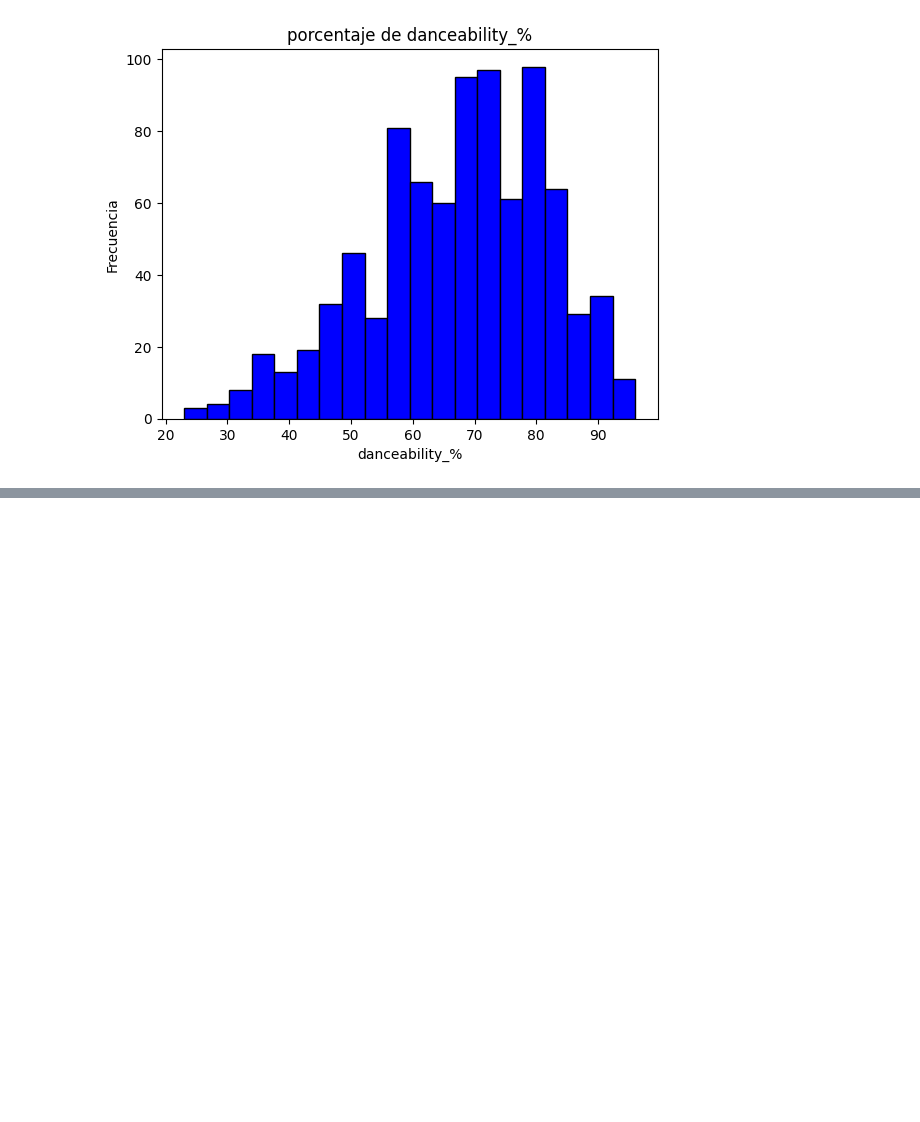
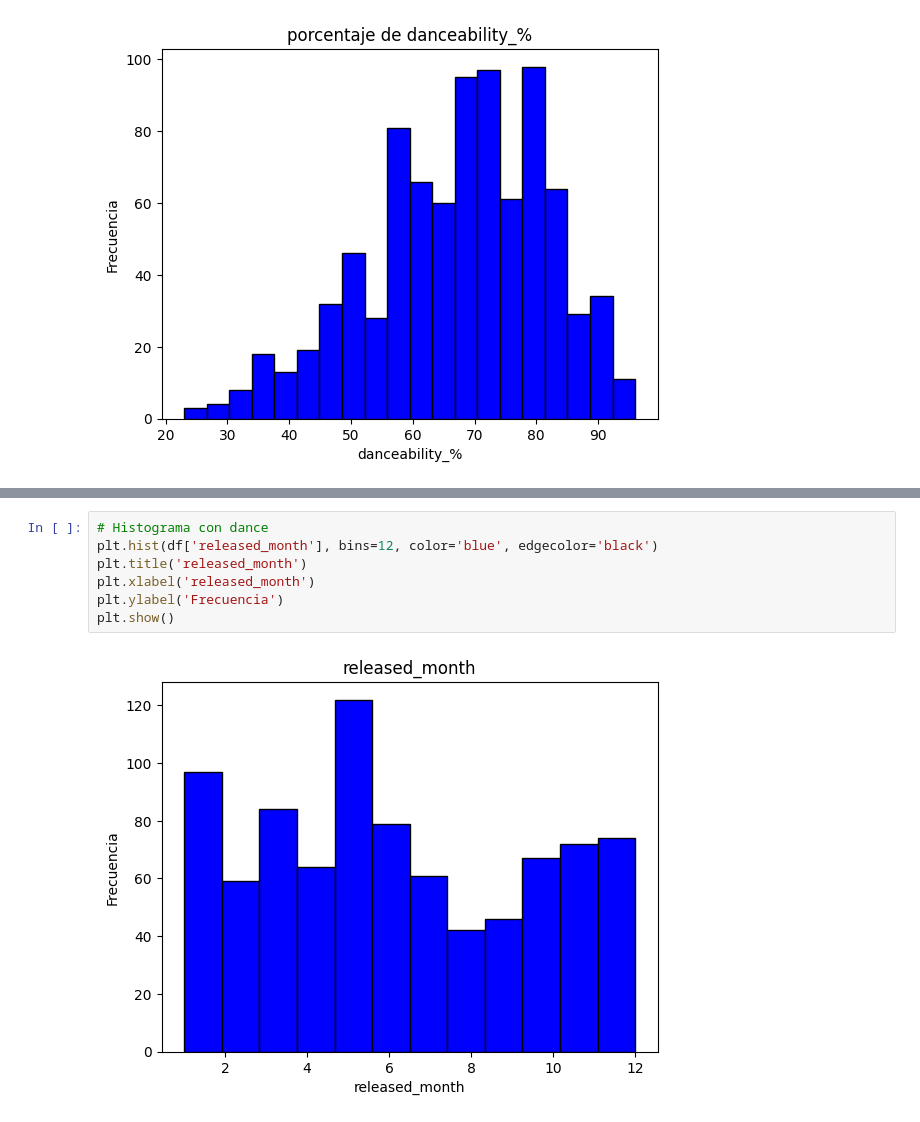
Before and after one commit to hugofmr/estadistica_edem, a Jupyter notebook: trabajo/andres.ipynb, the cells around one changed output, grey strips where cells are left out. Saved outputs shown, nothing was run; the diff lists cells and outputs as text; blank space fills up the shorter version.

```diff
--- a/trabajo/andres.ipynb
+++ b/trabajo/andres.ipynb
@@ -240,0 +241,9 @@ plt.show()
+# %%
+# Histograma con dance
+plt.hist(df['released_month'], bins=12, color='blue', edgecolor='black')
+plt.title('released_month')
+plt.xlabel('released_month')
+plt.ylabel('Frecuencia')
+plt.show()
+# %% [output]
+[figure, added]
```
Also changed, not shown: parts of 4 cells of this notebook.
